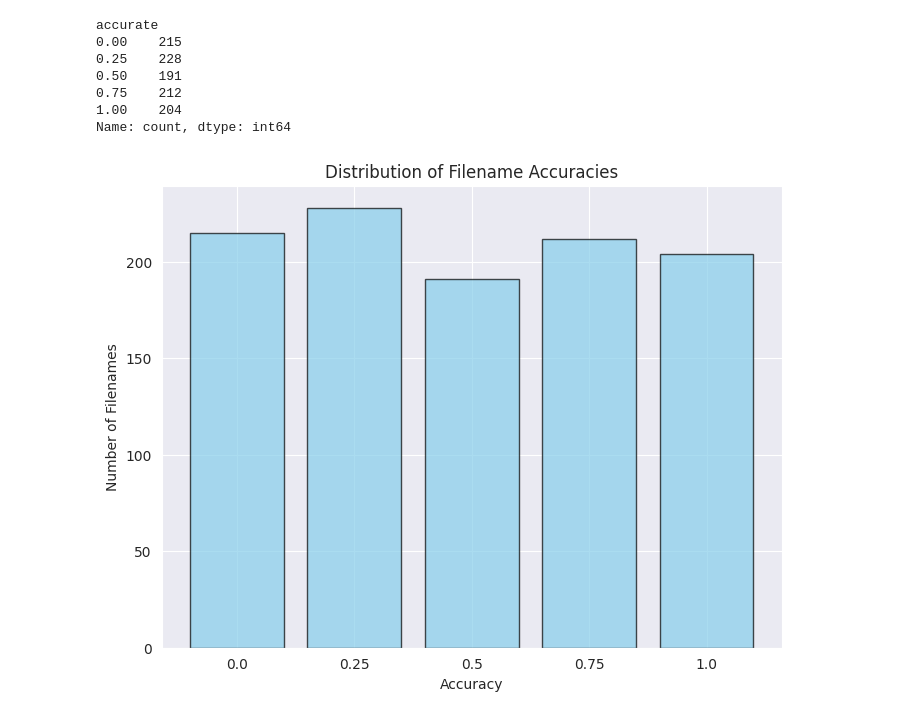
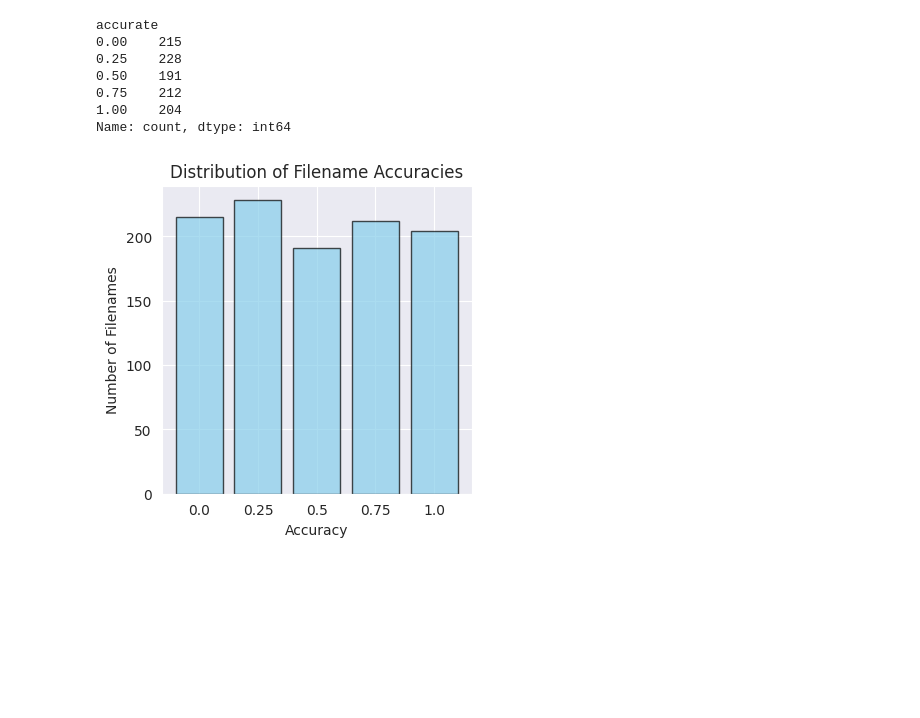
Before and after one commit to timlac/reco-response-analysis, a Jupyter notebook: fmri/notebooks/audio_analysis.ipynb, the cells around one changed output. Saved outputs shown, nothing was run; the diff lists cells and outputs as text; code cells hidden in the pictures; blank space fills up the shorter version.

```diff
--- a/fmri/notebooks/audio_analysis.ipynb
+++ b/fmri/notebooks/audio_analysis.ipynb
@@ -172,16 +172,16 @@ Name: count, dtype: int64
 # %%
 accuracy_counts = accuracy_by_filename['accurate'].value_counts().sort_index()
 
 
-plt.figure(figsize=(8, 6))
+plt.figure(figsize=(4, 4))
 plt.bar(accuracy_counts.index.astype(str), accuracy_counts.values, color='skyblue', edgecolor='k', alpha=0.7)
 plt.xlabel('Accuracy')
 plt.ylabel('Number of Filenames')
 plt.title('Distribution of Filename Accuracies')
 plt.xticks(accuracy_counts.index.astype(str))  # Ensure all accuracy categories are shown as x-ticks
 plt.show()
 # %% [output]
-[figure, old version]
+[figure, new version]
 # %%
 accuracy_by_filename.rename(columns={'accurate': 'accuracy'}, inplace=True)
 # %%
```
Also changed, not shown: parts of 2 cells of this notebook.
